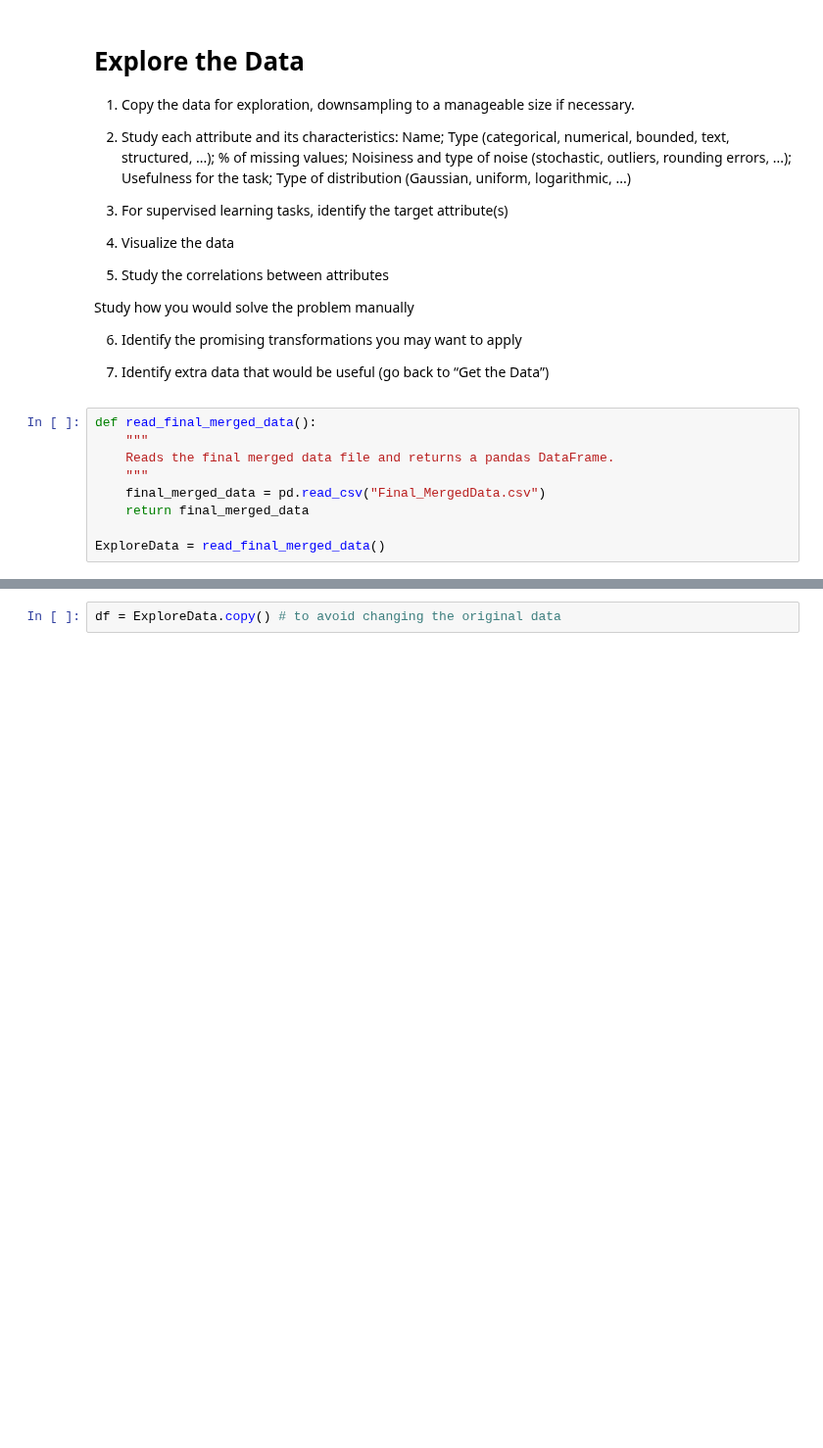
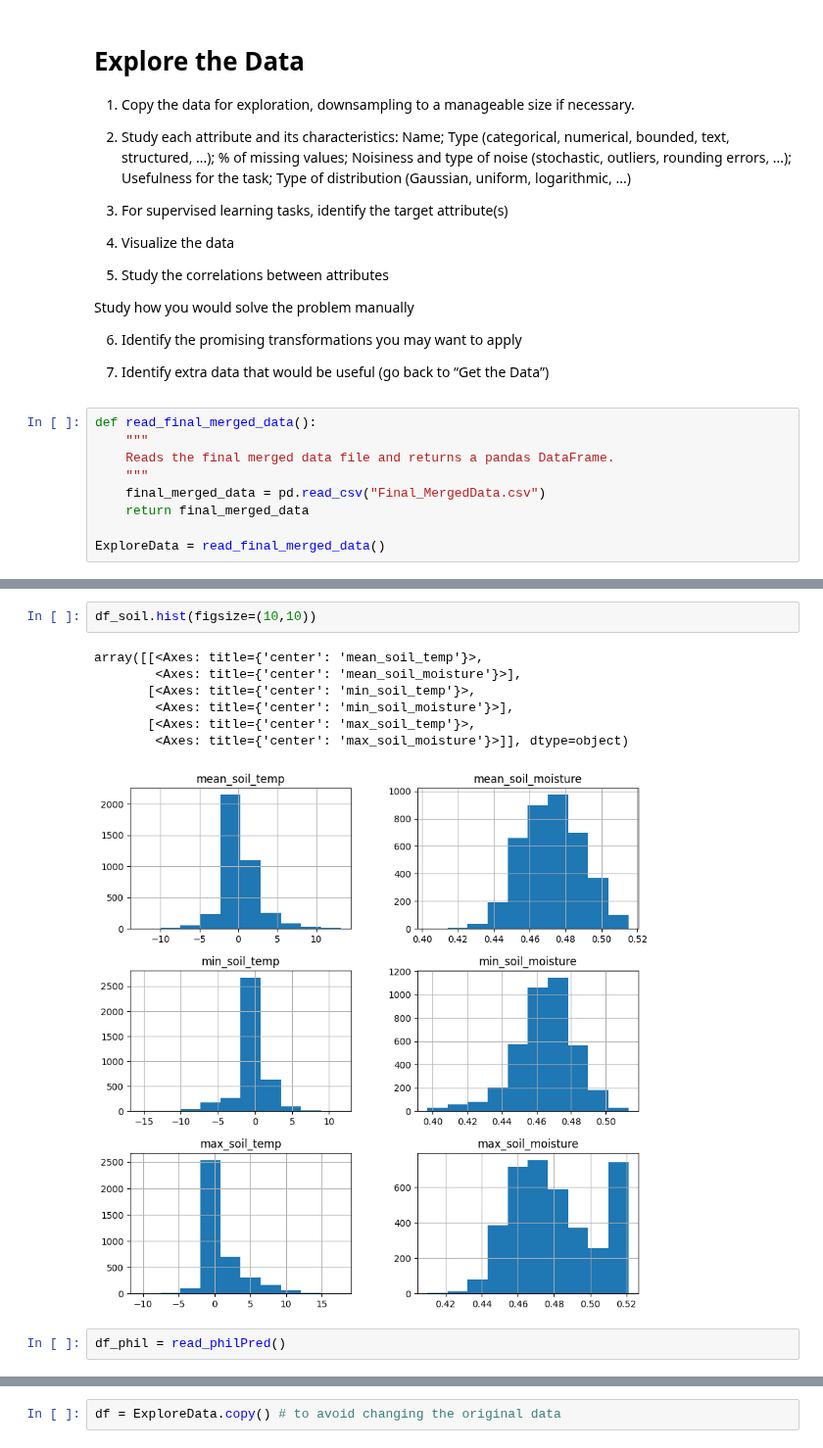
Before and after one commit to jyounes23/Project1CSCI296, a Jupyter notebook: Early Spring.ipynb, the cells around one changed output, grey strips where cells are left out. Shown at 98% size. Cells and saved outputs as stored; diff of their text form; blank space fills up the shorter version.

```diff
--- a/Early Spring.ipynb
+++ b/Early Spring.ipynb
@@ -348,0 +442,12 @@ ExploreData = read_final_merged_data()
+# %%
+df_soil.hist(figsize=(10,10))
+# %% [output]
+array([[<Axes: title={'center': 'mean_soil_temp'}>,
+        <Axes: title={'center': 'mean_soil_moisture'}>],
+       [<Axes: title={'center': 'min_soil_temp'}>,
+        <Axes: title={'center': 'min_soil_moisture'}>],
+       [<Axes: title={'center': 'max_soil_temp'}>,
+        <Axes: title={'center': 'max_soil_moisture'}>]], dtype=object)
+[figure, added]
+# %%
+df_phil = read_philPred()
```
Also changed, not shown: parts of 20 cells of this notebook.
